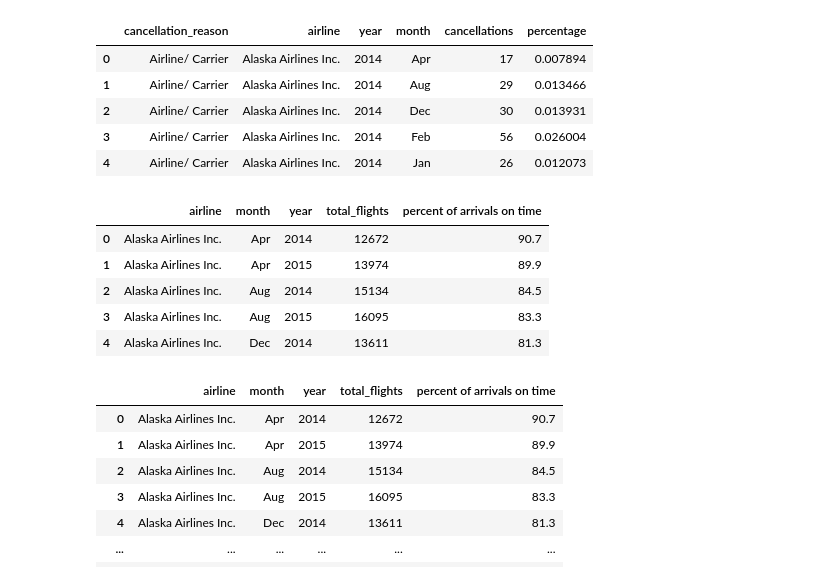
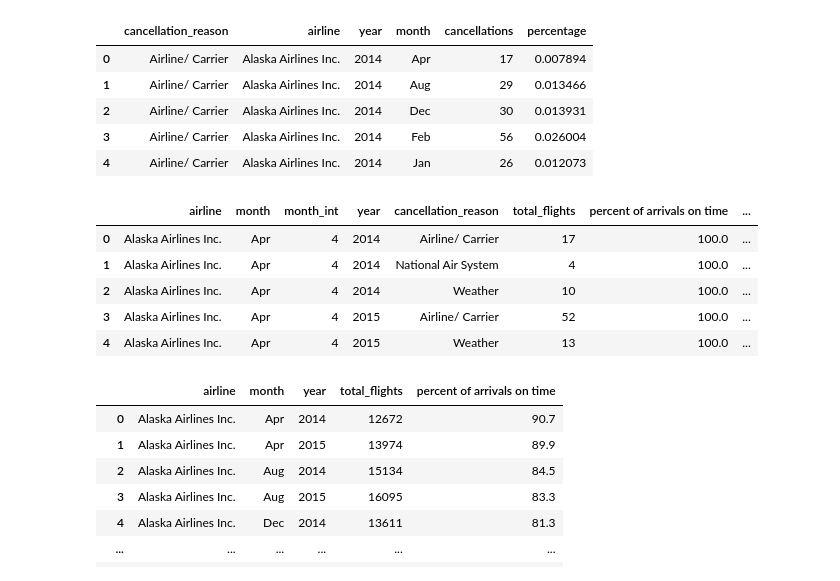
Before and after one commit to swrobuts/Flights, a Jupyter notebook: Flights.ipynb, the cells around one changed output. Cells and saved outputs as stored; diff of their text form; code cells hidden in the pictures.

```diff
--- a/Flights.ipynb
+++ b/Flights.ipynb
@@ -947,19 +949,19 @@ cancellations_summary.head()
 | 3 | Airline/ Carrier | Alaska Airlines Inc. | 2014 | Feb | 56 | 0.026004 |
 | 4 | Airline/ Carrier | Alaska Airlines Inc. | 2014 | Jan | 26 | 0.012073 |
 # %%
-airlines_summary = airlines_metrics_df.groupby(['airline', 'month', 'year'])[['total_flights', 'percent of arrivals on time']].max().reset_index()
+airlines_summary = airlines_metrics_df.groupby(['airline', 'month', 'month_int', 'year', 'cancellation_reason'])[['total_flights', 'percent of arrivals on time', 'cancellation_rate_percent']].max().reset_index()
 
 # DataFrame als CSV speichern
 airlines_summary.to_csv(r"C:\Users\rober\OneDrive\Vorlesungen\Datenbasierte Fallstudien\Visualisierungen\Flights\Flights\airliness_summary.csv", index=False)
 
 airlines_summary.head()
 # %% [output]
-|  | airline | month | year | total_flights | percent of arrivals on time |
-| 0 | Alaska Airlines Inc. | Apr | 2014 | 12672 | 90.7 |
-| 1 | Alaska Airlines Inc. | Apr | 2015 | 13974 | 89.9 |
-| 2 | Alaska Airlines Inc. | Aug | 2014 | 15134 | 84.5 |
-| 3 | Alaska Airlines Inc. | Aug | 2015 | 16095 | 83.3 |
-| 4 | Alaska Airlines Inc. | Dec | 2014 | 13611 | 81.3 |
+|  | airline | month | month_int | year | cancellation_reason | total_flights | percent of arrivals on time | ... |
+| 0 | Alaska Airlines Inc. | Apr | 4 | 2014 | Airline/ Carrier | 17 | 100.0 | ... |
+| 1 | Alaska Airlines Inc. | Apr | 4 | 2014 | National Air System | 4 | 100.0 | ... |
+| 2 | Alaska Airlines Inc. | Apr | 4 | 2014 | Weather | 10 | 100.0 | ... |
+| 3 | Alaska Airlines Inc. | Apr | 4 | 2015 | Airline/ Carrier | 52 | 100.0 | ... |
+| 4 | Alaska Airlines Inc. | Apr | 4 | 2015 | Weather | 13 | 100.0 | ... |
 # %%
 airlines_ontime = airlines_metrics_df.groupby(['airline'])[['total_flights', 'percent of arrivals on time']].max().reset_index()
 # %%
```
Also changed, not shown: parts of 2 cells of this notebook, 2 other files.
